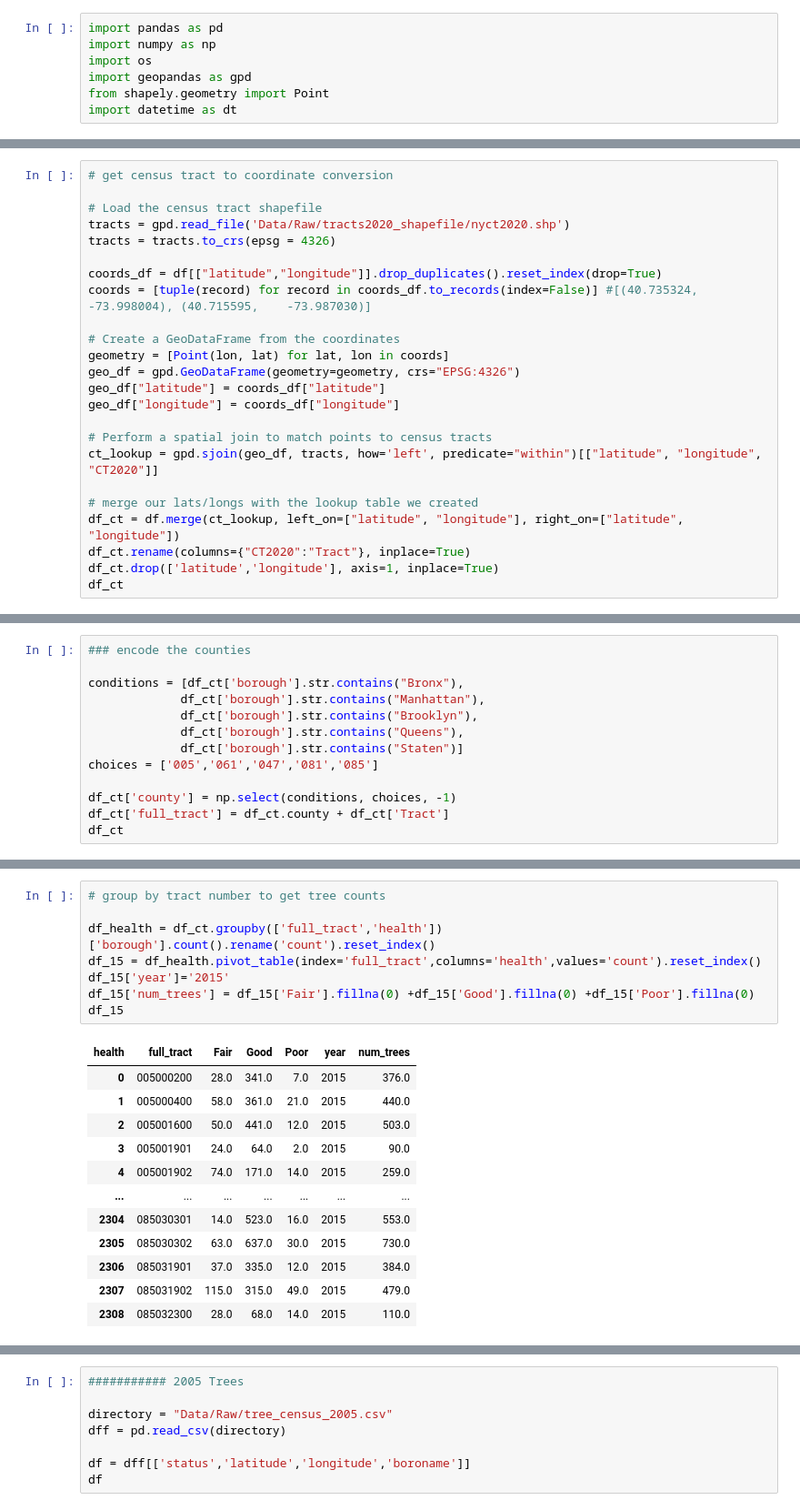
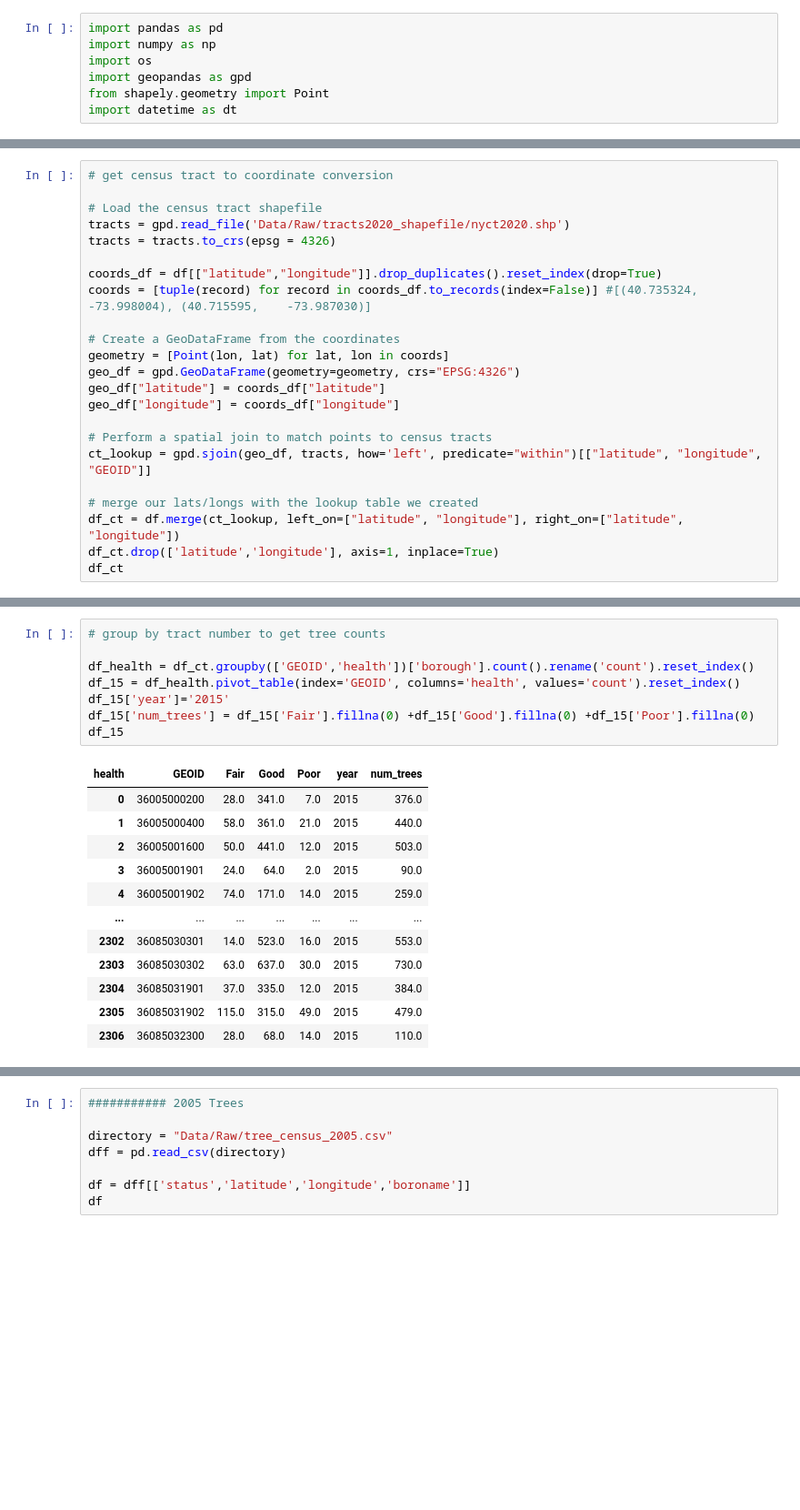
Before and after one commit to khyateed/forecasting-gentrification-nyc, a Jupyter notebook: tree_census_data.ipynb, the cells around one changed output, grey strips where cells are left out. Shown at 91% size. Cells and saved outputs as stored; diff of their text form; blank space fills up the shorter version.

```diff
--- a/tree_census_data.ipynb
+++ b/tree_census_data.ipynb
@@ -40,11 +40,10 @@ geo_df["latitude"] = coords_df["latitude"]
 geo_df["longitude"] = coords_df["longitude"]
 
 # Perform a spatial join to match points to census tracts
-ct_lookup = gpd.sjoin(geo_df, tracts, how='left', predicate="within")[["latitude", "longitude", "CT2020"]]
+ct_lookup = gpd.sjoin(geo_df, tracts, how='left', predicate="within")[["latitude", "longitude", "GEOID"]]
 
 # merge our lats/longs with the lookup table we created
 df_ct = df.merge(ct_lookup, left_on=["latitude", "longitude"], right_on=["latitude", "longitude"])
-df_ct.rename(columns={"CT2020":"Tract"}, inplace=True)
 df_ct.drop(['latitude','longitude'], axis=1, inplace=True)
 df_ct
 # %% [output]
@@ -63,14 +62 @@ df_ct
 683788 rows × 3 columns
-# %%
-### encode the counties
-
-conditions = [df_ct['borough'].str.contains("Bronx"),
-             df_ct['borough'].str.contains("Manhattan"),
-             df_ct['borough'].str.contains("Brooklyn"),
-             df_ct['borough'].str.contains("Queens"),
-             df_ct['borough'].str.contains("Staten")]
-choices = ['005','061','047','081','085']
-
-df_ct['county'] = np.select(conditions, choices, -1)
-df_ct['full_tract'] = df_ct.county + df_ct['Tract']
-df_ct
@@ -91,21 +63,21 @@ df_ct
 # %%
 # group by tract number to get tree counts
 
-df_health = df_ct.groupby(['full_tract','health'])['borough'].count().rename('count').reset_index()
-df_15 = df_health.pivot_table(index='full_tract',columns='health',values='count').reset_index()
+df_health = df_ct.groupby(['GEOID','health'])['borough'].count().rename('count').reset_index()
+df_15 = df_health.pivot_table(index='GEOID', columns='health', values='count').reset_index()
 df_15['year']='2015'
 df_15['num_trees'] = df_15['Fair'].fillna(0) +df_15['Good'].fillna(0) +df_15['Poor'].fillna(0)
 df_15
 # %% [output]
-| health | full_tract | Fair | Good | Poor | year | num_trees |
-| 0 | 005000200 | 28.0 | 341.0 | 7.0 | 2015 | 376.0 |
-| 1 | 005000400 | 58.0 | 361.0 | 21.0 | 2015 | 440.0 |
-| 2 | 005001600 | 50.0 | 441.0 | 12.0 | 2015 | 503.0 |
-| 3 | 005001901 | 24.0 | 64.0 | 2.0 | 2015 | 90.0 |
-| 4 | 005001902 | 74.0 | 171.0 | 14.0 | 2015 | 259.0 |
+| health | GEOID | Fair | Good | Poor | year | num_trees |
+| 0 | 36005000200 | 28.0 | 341.0 | 7.0 | 2015 | 376.0 |
+| 1 | 36005000400 | 58.0 | 361.0 | 21.0 | 2015 | 440.0 |
+| 2 | 36005001600 | 50.0 | 441.0 | 12.0 | 2015 | 503.0 |
+| 3 | 36005001901 | 24.0 | 64.0 | 2.0 | 2015 | 90.0 |
+| 4 | 36005001902 | 74.0 | 171.0 | 14.0 | 2015 | 259.0 |
 | ... | ... | ... | ... | ... | ... | ... |
-| 2304 | 085030301 | 14.0 | 523.0 | 16.0 | 2015 | 553.0 |
-| 2305 | 085030302 | 63.0 | 637.0 | 30.0 | 2015 | 730.0 |
-| 2306 | 085031901 | 37.0 | 335.0 | 12.0 | 2015 | 384.0 |
-| 2307 | 085031902 | 115.0 | 315.0 | 49.0 | 2015 | 479.0 |
-| 2308 | 085032300 | 28.0 | 68.0 | 14.0 | 2015 | 110.0 |
+| 2302 | 36085030301 | 14.0 | 523.0 | 16.0 | 2015 | 553.0 |
+| 2303 | 36085030302 | 63.0 | 637.0 | 30.0 | 2015 | 730.0 |
+| 2304 | 36085031901 | 37.0 | 335.0 | 12.0 | 2015 | 384.0 |
+| 2305 | 36085031902 | 115.0 | 315.0 | 49.0 | 2015 | 479.0 |
+| 2306 | 36085032300 | 28.0 | 68.0 | 14.0 | 2015 | 110.0 |
```
Also changed, not shown: parts of 15 cells of this notebook.
